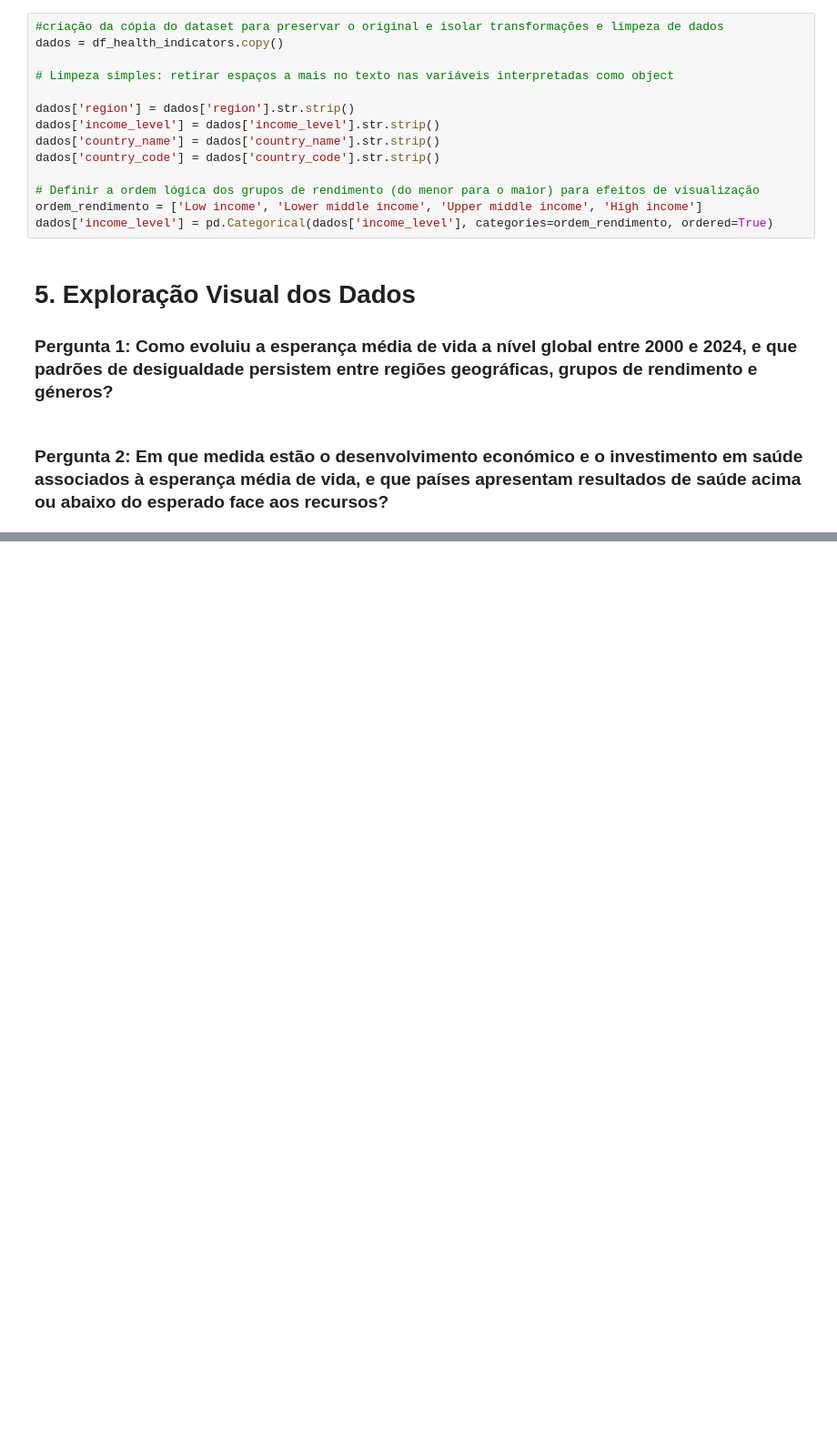
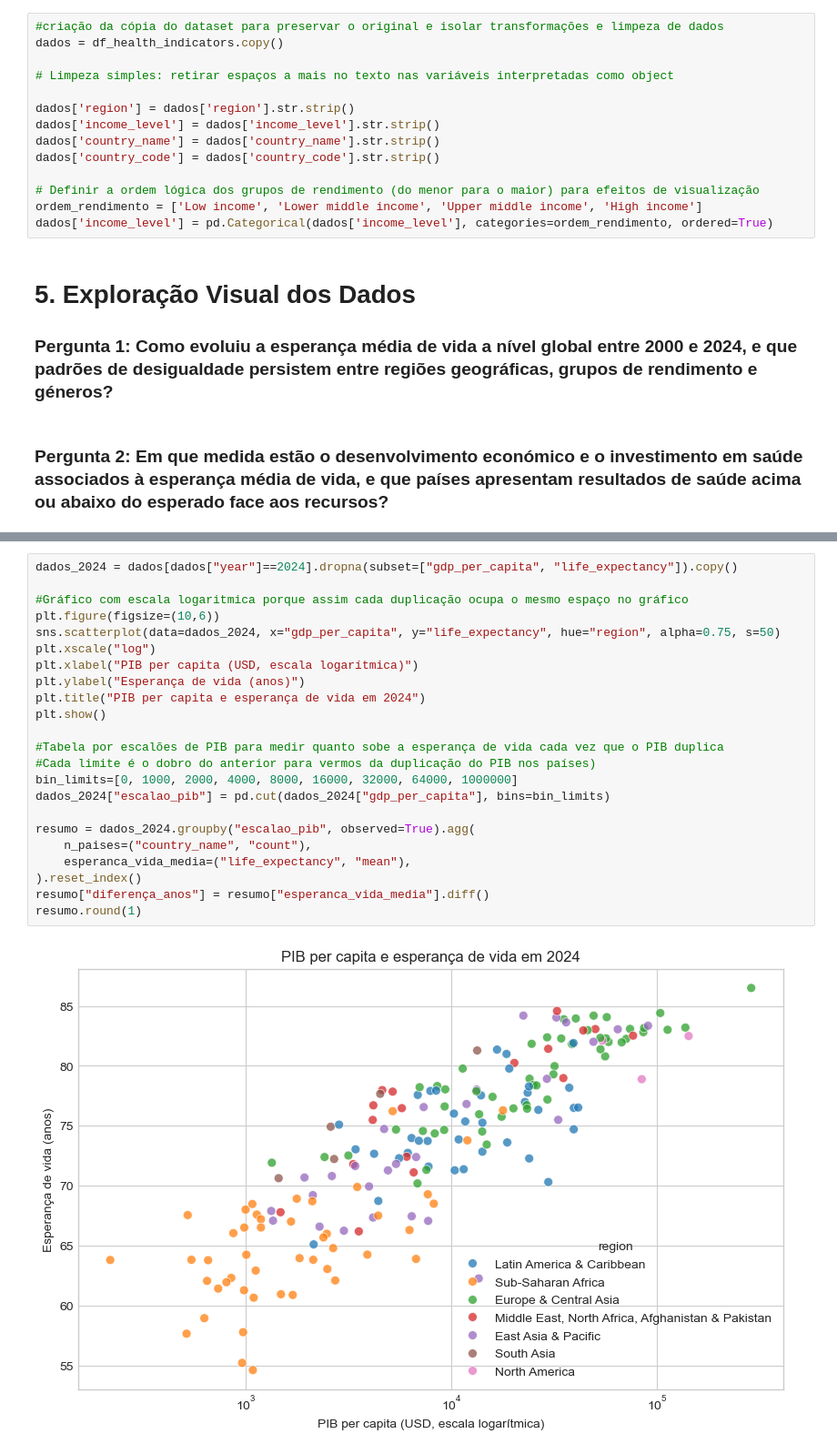
Before and after one commit to matilde-quiterio/Data-visualization, a Jupyter notebook: notebook.ipynb, the cells around one changed output, grey strips where cells are left out. Shown at 91% size. Cells and saved outputs as stored; diff of their text form; blank space fills up the shorter version.

```diff
--- a/notebook.ipynb
+++ b/notebook.ipynb
@@ -261,0 +276,25 @@ De que modo o PIB per capita influencia a esperança média de vida e a partir d
+# %%
+dados_2024 = dados[dados["year"]==2024].dropna(subset=["gdp_per_capita", "life_expectancy"]).copy()
+
+#Gráfico com escala logaritmica porque assim cada duplicação ocupa o mesmo espaço no gráfico
+plt.figure(figsize=(10,6))
+sns.scatterplot(data=dados_2024, x="gdp_per_capita", y="life_expectancy", hue="region", alpha=0.75, s=50)
+plt.xscale("log")
+plt.xlabel("PIB per capita (USD, escala logarítmica)")
+plt.ylabel("Esperança de vida (anos)")
+plt.title("PIB per capita e esperança de vida em 2024")
+plt.show()
+
+#Tabela por escalões de PIB para medir quanto sobe a esperança de vida cada vez que o PIB duplica
+#Cada limite é o dobro do anterior para vermos da duplicação do PIB nos países)
+bin_limits=[0, 1000, 2000, 4000, 8000, 16000, 32000, 64000, 1000000]
+dados_2024["escalao_pib"] = pd.cut(dados_2024["gdp_per_capita"], bins=bin_limits)
+
+resumo = dados_2024.groupby("escalao_pib", observed=True).agg(
+    n_paises=("country_name", "count"),
+    esperanca_vida_media=("life_expectancy", "mean"),
+).reset_index()
+resumo["diferença_anos"] = resumo["esperanca_vida_media"].diff()
+resumo.round(1)
+# %% [output]
+[figure, added]
```
Also changed, not shown: parts of 14 cells of this notebook.
